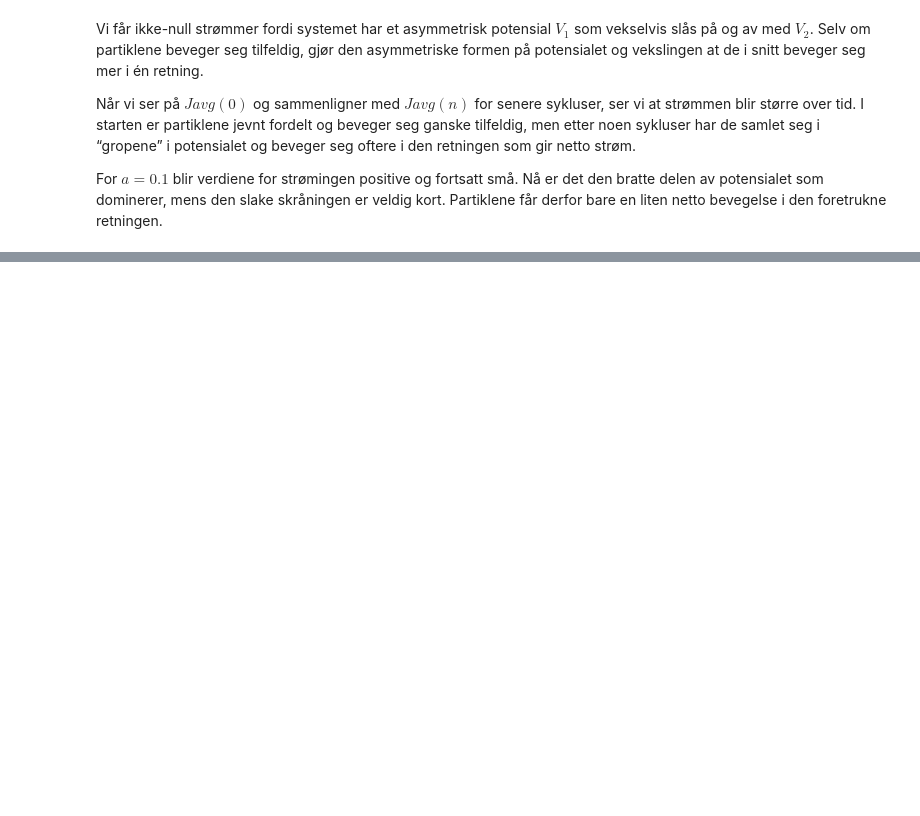
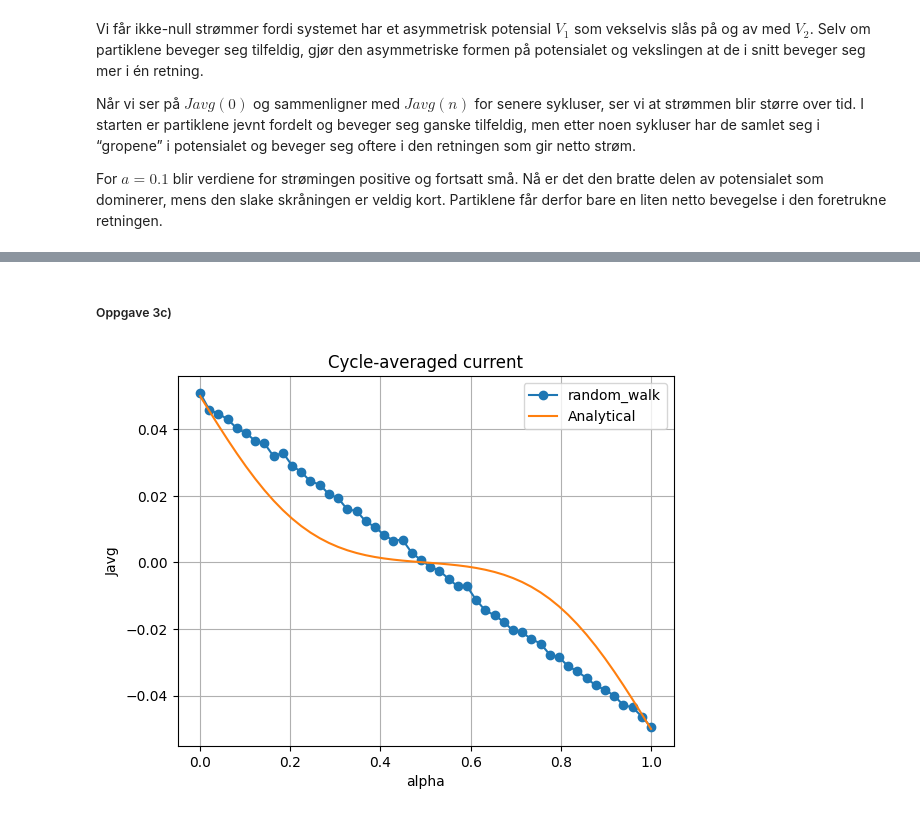
Before and after one commit to einaraarnaes/Prosjekt2, a Jupyter notebook: code.ipynb, the cells around one changed output, grey strips where cells are left out. Saved outputs shown, nothing was run; the diff lists cells and outputs as text; code cells hidden in the pictures; blank space fills up the shorter version.

```diff
--- a/code.ipynb
+++ b/code.ipynb
@@ -338,0 +381,45 @@ For $a=0.1$ blir verdiene for strømingen positive og fortsatt små. Nå er det
+# %% [markdown]
+##### Oppgave 3c)
+# %%
+alpha_values = np.linspace(0.0001, 0.9999, 50)
+N_p = 12 * N_x
+
+currents = np.zeros(len(alpha_values))
+
+for i, a in enumerate(alpha_values):
+    alpha = a
+    positions = np.repeat(np.arange(0, L), N_p // L)
+    J_sum = 0
+    for j in range(2 * T_p):
+        prev = positions.copy()
+        if j < T_p:
+            positions = random_walk(1, positions, V_2, bk)
+        else:
+            positions = random_walk(1, positions, V_1, bk)
+
+        positions = positions % L
+        particle_step = positions - prev
+        particle_step[particle_step == L - 1] = - 1
+        particle_step[particle_step == - (L - 1)] = 1
+
+        J_sum += np.sum(particle_step)
+
+    currents[i] = J_sum / (N_p * 2 * T_p)
+
+
+from scipy import special
+
+J_anal = (N_x / (4 * T_p)) * (
+    special.erfc((alpha_values * N_x / 2) * np.sqrt(3 / T_p)) -
+    special.erfc(((1 - alpha_values) * N_x / 2) * np.sqrt(3 / T_p)))
+
+plt.plot(alpha_values, currents, marker='o', label="random_walk")
+plt.plot(alpha_values, J_anal, '-', label="Analytical")
+plt.xlabel("alpha")
+plt.ylabel("Javg")
+plt.title("Cycle-averaged current")
+plt.grid(True)
+plt.legend()
+plt.show()
+# %% [output]
+[figure, added]
```
Also changed, not shown: parts of 3 cells of this notebook.
